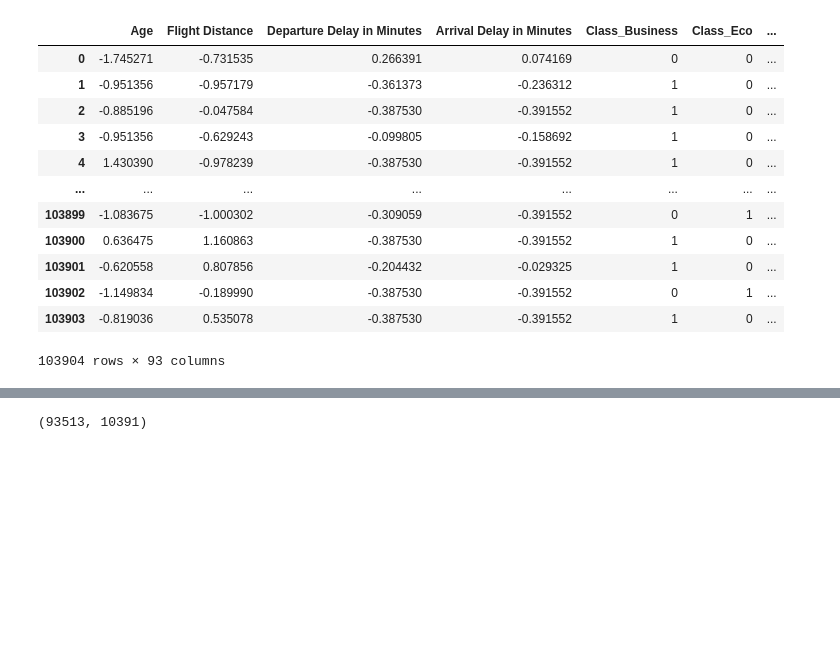
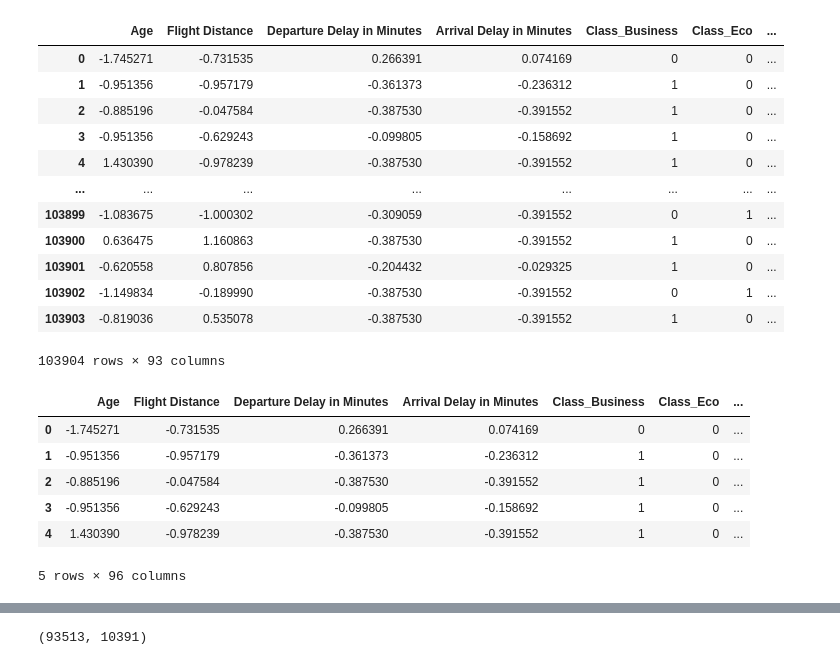
Before and after one commit to aakashkandasamy/Airline-Passenger-Satisfaction, a Jupyter notebook: EDA.ipynb, the cells around one changed output, grey strips where cells are left out. Cells and saved outputs as stored; diff of their text form; code cells hidden in the pictures; blank space fills up the shorter version.

```diff
--- a/EDA.ipynb
+++ b/EDA.ipynb
@@ -448,3 +471,15 @@ X
 | 103902 | -1.149834 | -0.189990 | -0.387530 | -0.391552 | 0 | 1 | ... |
 | 103903 | -0.819036 | 0.535078 | -0.387530 | -0.391552 | 1 | 0 | ... |
 103904 rows × 93 columns
+# %%
+# Perform one-hot encoding for InsulinRange and BMIRange
+X = pd.get_dummies(X, columns =['Gender','Customer Type','Type of Travel'])
+X.head()
+# %% [output]
+|  | Age | Flight Distance | Departure Delay in Minutes | Arrival Delay in Minutes | Class_Business | Class_Eco | ... |
+| 0 | -1.745271 | -0.731535 | 0.266391 | 0.074169 | 0 | 0 | ... |
+| 1 | -0.951356 | -0.957179 | -0.361373 | -0.236312 | 1 | 0 | ... |
+| 2 | -0.885196 | -0.047584 | -0.387530 | -0.391552 | 1 | 0 | ... |
+| 3 | -0.951356 | -0.629243 | -0.099805 | -0.158692 | 1 | 0 | ... |
+| 4 | 1.430390 | -0.978239 | -0.387530 | -0.391552 | 1 | 0 | ... |
+5 rows × 96 columns
```
Also changed, not shown: parts of 10 cells of this notebook.
